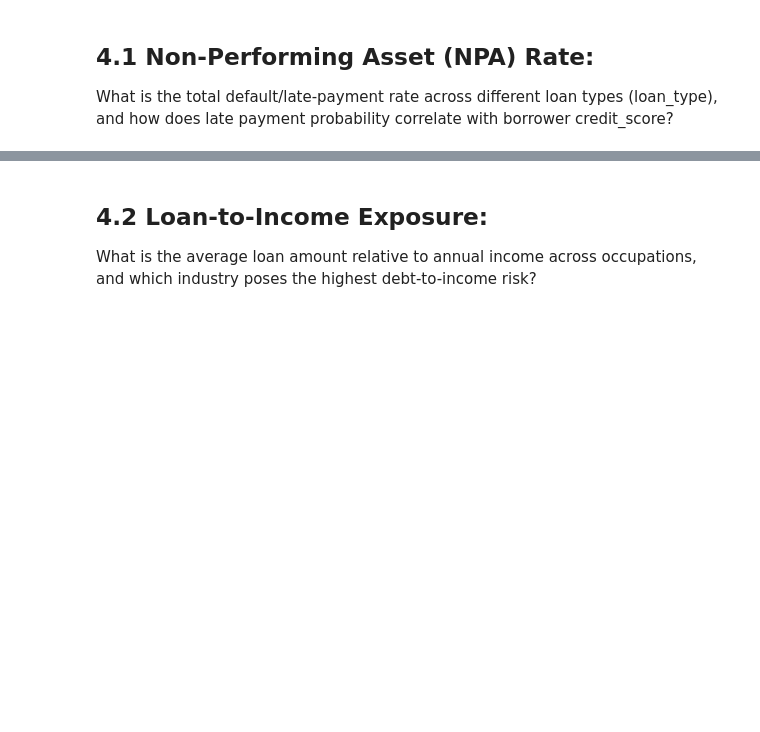
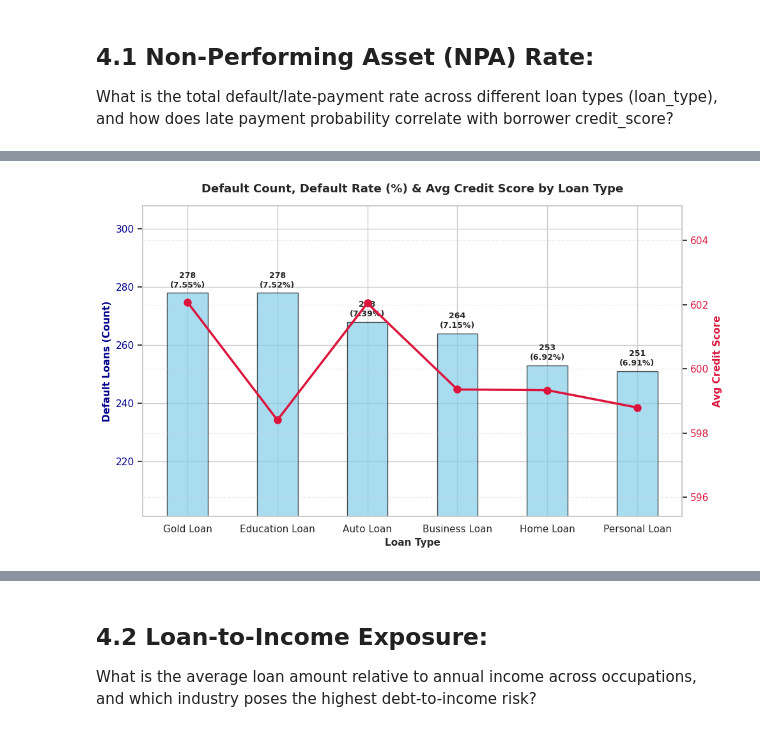
Before and after one commit to Kartika-Nidhi/Banking_Transaction_Analysis_SQL, a Jupyter notebook: BankingTransactions.ipynb, the cells around one changed output, grey strips where cells are left out. Saved outputs shown, nothing was run; the diff lists cells and outputs as text; code cells hidden in the pictures; blank space fills up the shorter version.

Commit message:
Loan analysis 1/3 completed

```diff
--- a/BankingTransactions.ipynb
+++ b/BankingTransactions.ipynb
@@ -578,3 +578,19 @@ Strong Customer Retention: More than half of savings account holders maintain an
 # %% [markdown]
 ## 4.1 Non-Performing Asset (NPA) Rate:
 What is the total default/late-payment rate across different loan types (loan_type), and how does late payment probability correlate with borrower credit_score?
+# %%
+query = """
+SELECT loan_type, COUNT(DISTINCT l.customer_id) AS total_loans, AVG(credit_score) AS avg_credit_score,
+    SUM(CASE WHEN status = 'Defaulted' THEN 1 ELSE 0 END ) AS default_loans,
+    ROUND(SUM(CASE WHEN status = 'Defaulted' THEN 1 ELSE 0 END) * 100/ COUNT(*), 2) AS default_percent
+FROM loans AS l
+JOIN customers AS c
+    ON l.customer_id = c.customer_id
+GROUP BY loan_type
+ORDER BY default_percent DESC
+
+;
+
+"""
+df = pd.read_sql(query, engine)
+df
@@ -580,0 +605,67 @@ What is the total default/late-payment rate across different loan types (loan_ty
+# %%
+
+fig, ax1 = plt.subplots(figsize=(10, 6))
+
+# 1. Primary Y-axis: Default Loan Count (Bars)
+bars = ax1.bar(
+    df["loan_type"],
+    df["default_loans"],
+    color="skyblue",
+    edgecolor="black",
+    alpha=0.7,
+    width=0.45,
+    label="Default Count",
+)
+ax1.set_xlabel("Loan Type", fontweight="bold", fontsize=11)
+ax1.set_ylabel(
+    "Default Loans (Count)", color="darkblue", fontweight="bold", fontsize=11
+)
+ax1.tick_params(axis="y", labelcolor="darkblue")
+ax1.set_ylim(
+    df["default_loans"].min() - 50, df["default_loans"].max() + 30
+)
+
+# 2. Add Percentage Annotations directly on top of the bars
+for bar, pct in zip(bars, df["default_percent"]):
+    height = bar.get_height()
+    ax1.annotate(
+        f"{int(height)}\n({pct}%)",
+        xy=(bar.get_x() + bar.get_width() / 2, height),
+        xytext=(0, 4),
+        textcoords="offset points",
+        ha="center",
+        va="bottom",
+        fontsize=9,
+        fontweight="bold",
+    )
+
+# 3. Secondary Y-axis: Average Credit Score (Line Plot)
+ax2 = ax1.twinx()
+ax2.plot(
+    df["loan_type"],
+    df["avg_credit_score"],
+    color="crimson",
+    marker="o",
+    linewidth=2.5,
+    markersize=8,
+    label="Avg Credit Score",
+)
+ax2.set_ylabel(
+    "Avg Credit Score", color="crimson", fontweight="bold", fontsize=11
+)
+ax2.tick_params(axis="y", labelcolor="crimson")
+ax2.set_ylim(
+    df["avg_credit_score"].min() - 3, df["avg_credit_score"].max() + 3
+)
+
+plt.title(
+    "Default Count, Default Rate (%) & Avg Credit Score by Loan Type",
+    fontsize=13,
+    fontweight="bold",
+    pad=15,
+)
+plt.grid(True, linestyle="--", alpha=0.3)
+plt.tight_layout()
+plt.show()
+# %% [output]
+[figure, added]
```
Also changed, not shown: parts of 2 cells of this notebook.
